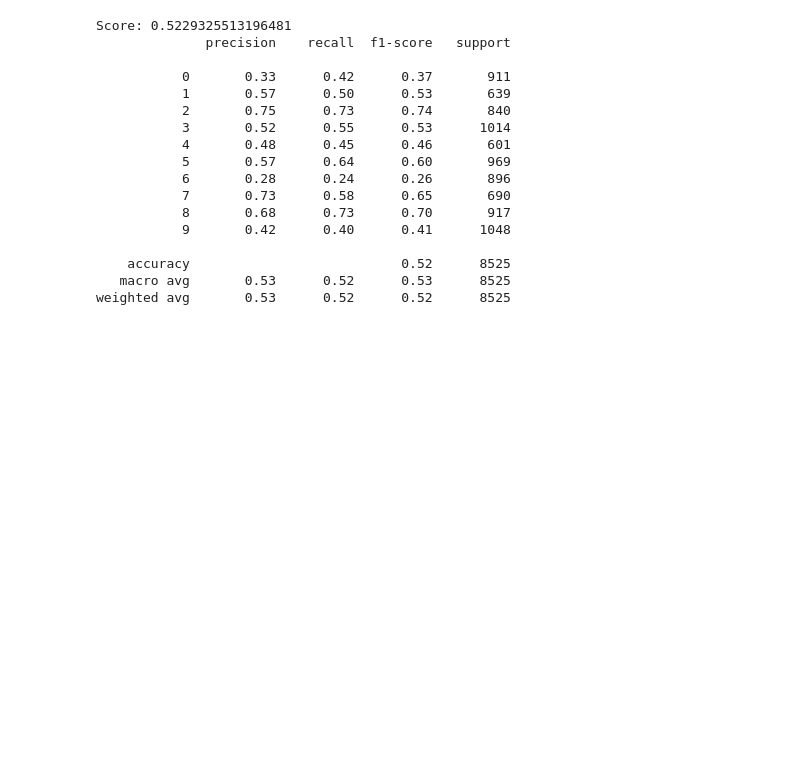
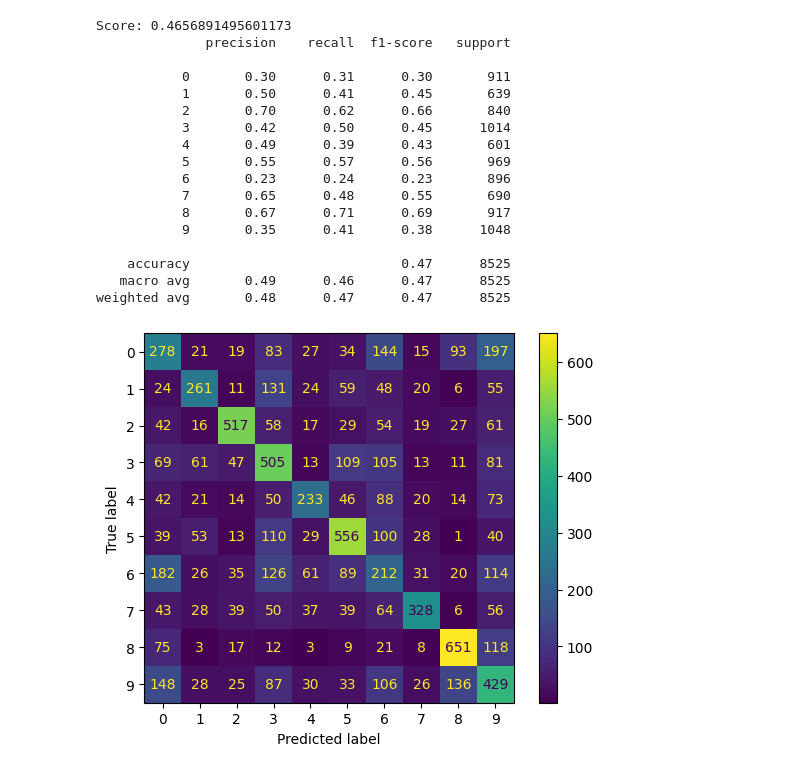
Before and after one commit to JoshuaGottlieb/NLP-Genre-Classification, a Jupyter notebook: notebooks/Modeling.ipynb, the cells around one changed output. Cells and saved outputs as stored; diff of their text form; code cells hidden in the pictures; blank space fills up the shorter version.

```diff
--- a/notebooks/Modeling.ipynb
+++ b/notebooks/Modeling.ipynb
@@ -220,36 +95,41 @@ weighted avg       0.51      0.50      0.50      8525
+# %%
+baseline_xg_word2vec = run_model(X_train_word2vec, X_test_word2vec, y_train, y_test,
+                             XGBClassifier(), plot_confusion = True, display_report = True,
+                             pickle_ = True, pickle_dest = '../data/models/baseline_xg_word2vec.pickle')
+# %% [output]
+Score: 0.4656891495601173
+              precision    recall  f1-score   support
+
+           0       0.30      0.31      0.30       911
+           1       0.50      0.41      0.45       639
+           2       0.70      0.62      0.66       840
+           3       0.42      0.50      0.45      1014
+           4       0.49      0.39      0.43       601
+           5       0.55      0.57      0.56       969
+           6       0.23      0.24      0.23       896
+           7       0.65      0.48      0.55       690
+           8       0.67      0.71      0.69       917
+           9       0.35      0.41      0.38      1048
+
+    accuracy                           0.47      8525
+   macro avg       0.49      0.46      0.47      8525
+weighted avg       0.48      0.47      0.47      8525
+[figure, added]
 # %%
-params = {
-    'n_estimators': [1000],
-    'max_depth': [3],
-    'min_child_weight': [1],
-    'subsample':[1],
-    'colsample_bytree':[1],
-    'alpha': [1],
-    'gamma': [0.1]
-}
+# params = {
+#     'n_estimators': [1000],
+#     'max_depth': [3],
+#     'min_child_weight': [1],
+#     'subsample':[1],
+#     'colsample_bytree':[1],
+#     'alpha': [1],
+#     'gamma': [0.1]
+# }
 
-pickle_dest = '../data/models/best_xg_gensim_2gram.pickle'
+# pickle_dest = '../data/models/best_xg_gensim_2gram.pickle'
 
-best_xg_gensim_2gram = run_model(X_train_gensim_2gram_sparse, X_test_gensim_2gram_sparse, y_train, y_test,
-                                        XGBClassifier(), grid_search = True, scoring = None,
-                                        model_params = params, display_report = True,
-                                        pickle_ = True, pickle_dest = pickle_dest)
+# best_xg_gensim_2gram = run_model(X_train_gensim_2gram_sparse, X_test_gensim_2gram_sparse, y_train, y_test,
+#                                         XGBClassifier(), grid_search = True, scoring = None,
+#                                         model_params = params, display_report = True,
+#                                         pickle_ = True, pickle_dest = pickle_dest)
-# %% [output]
-Score: 0.5229325513196481
-              precision    recall  f1-score   support
-
-           0       0.33      0.42      0.37       911
-           1       0.57      0.50      0.53       639
-           2       0.75      0.73      0.74       840
-           3       0.52      0.55      0.53      1014
-           4       0.48      0.45      0.46       601
-           5       0.57      0.64      0.60       969
-           6       0.28      0.24      0.26       896
-           7       0.73      0.58      0.65       690
-           8       0.68      0.73      0.70       917
-           9       0.42      0.40      0.41      1048
-
-    accuracy                           0.52      8525
-   macro avg       0.53      0.52      0.53      8525
-weighted avg       0.53      0.52      0.52      8525
 # %%
```
Also changed, not shown: parts of 14 cells of this notebook, 5 other files.
